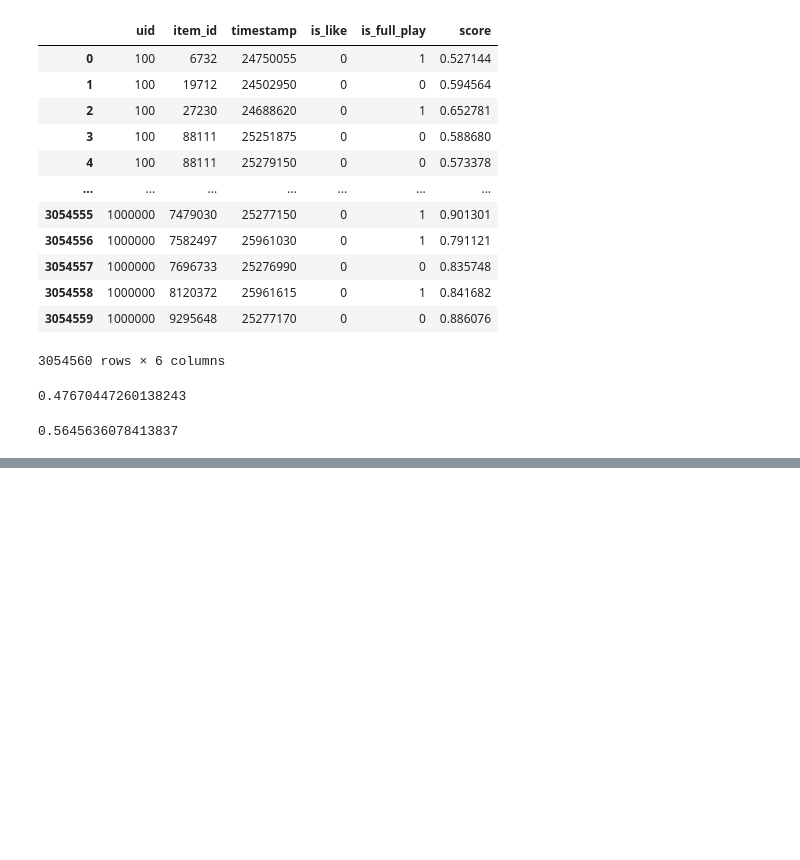
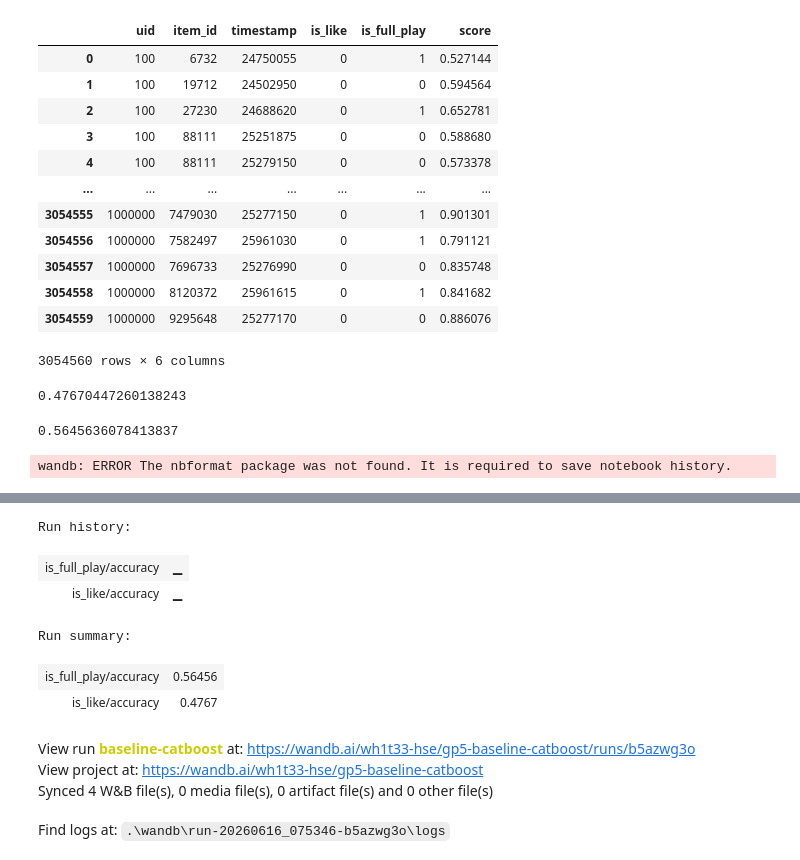
Before and after one commit to TimWHitee/gp5, a Jupyter notebook: Vera.ipynb, the cells around one changed output, grey strips where cells are left out. Drawn from its saved outputs; the diff is of its cells as text; code cells hidden in the pictures; blank space fills up the shorter version.

Commit message:
baselines+wandb

```diff
--- a/Vera.ipynb
+++ b/Vera.ipynb
@@ -475,3 +496,10 @@ _pairwise_accuracy(test_catboost, 'score', 'is_like')
 _pairwise_accuracy(test_catboost, 'score', 'is_full_play')
 # %% [output]
 0.5645636078413837
+# %%
+d = {'is_like/accuracy': _pairwise_accuracy(test_catboost, 'score', 'is_like'), 'is_full_play/accuracy': _pairwise_accuracy(test_catboost, 'score', 'is_full_play')}
+
+wandb.log(d)
+wandb.finish()
+# %% [output]
+wandb: ERROR The nbformat package was not found. It is required to save notebook history.
@@ -477,0 +507,10 @@ _pairwise_accuracy(test_catboost, 'score', 'is_full_play')
+Run history:
+| is_full_play/accuracy | ▁ |
+| is_like/accuracy | ▁ |
+Run summary:
+| is_full_play/accuracy | 0.56456 |
+| is_like/accuracy | 0.4767 |
+View run baseline-catboost at: https://wandb.ai/wh1t33-hse/gp5-baseline-catboost/runs/b5azwg3o
+View project at: https://wandb.ai/wh1t33-hse/gp5-baseline-catboost
+Synced 4 W&B file(s), 0 media file(s), 0 artifact file(s) and 0 other file(s)
+Find logs at: .\wandb\run-20260616_075346-b5azwg3o\logs
```
Also changed, not shown: parts of 2 cells of this notebook.
